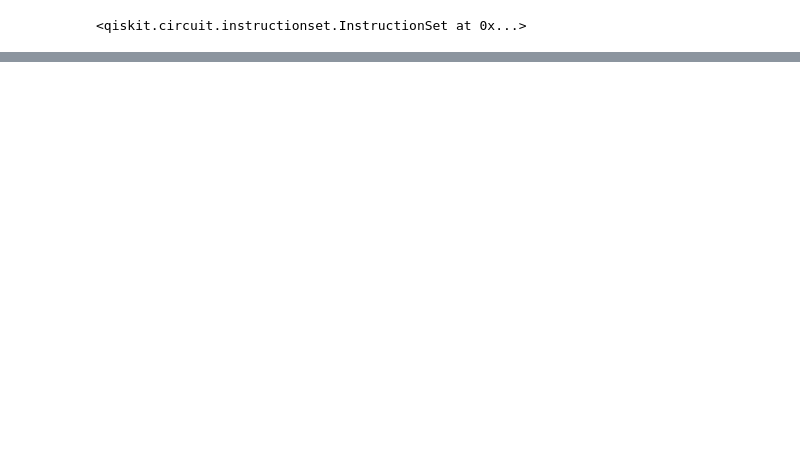
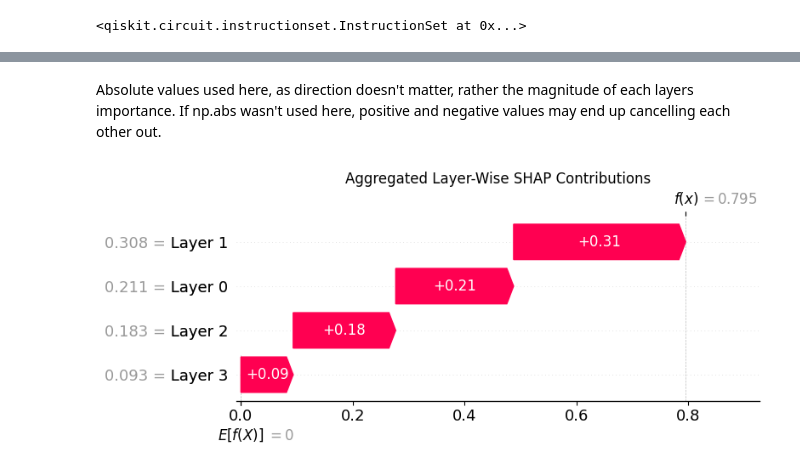
Before and after one commit to barra-white/qml-explainability-by-parts, a Jupyter notebook: explainability/ansatz/ansatz-shap.ipynb, the cells around one changed output, grey strips where cells are left out. Cells and saved outputs as stored; diff of their text form; code cells hidden in the pictures; blank space fills up the shorter version.

```diff
--- a/explainability/ansatz/ansatz-shap.ipynb
+++ b/explainability/ansatz/ansatz-shap.ipynb
@@ -247,0 +247,37 @@ Expected Value: [0.92639029]
+# %%
+# get indexes of parameters for each layer
+layer1_idx = np.arange(0, 7) # init layer after feature map
+layer2_idx = np.arange(8, 15)
+layer3_idx = np.arange(16, 23)
+layer4_idx = np.arange(24, 31)
+# %% [markdown]
+Absolute values used here, as direction doesn't matter, rather the magnitude of each layers importance. If np.abs wasn't used here, positive and negative values may end up cancelling each other out.
+# %%
+# get shap values for each layer
+layer1_importance = np.sum(np.abs(normalised_values[layer1_idx]))
+layer2_importance = np.sum(np.abs(normalised_values[layer2_idx]))
+layer3_importance = np.sum(np.abs(normalised_values[layer3_idx]))
+layer4_importance = np.sum(np.abs(normalised_values[layer4_idx]))
+# %%
+# create array of layer importances
+layer_importances = np.array([layer1_importance, layer2_importance, layer3_importance, layer4_importance])
+
+# list for layer names
+layer_names = ['Layer 0', 'Layer 1', 'Layer 2', 'Layer 3']
+# %%
+# explanation object for layer importances
+# no need for background data as we are aggregating already computed shap values
+layer_explanation = Explanation(
+    values=layer_importances,
+    base_values=0,
+    data=layer_importances,
+    feature_names=layer_names
+)
+# %%
+# plot layer importances
+waterfall(layer_explanation, max_display=len(layer_names), show=False)
+plt.title('Aggregated Layer-Wise SHAP Contributions')
+plt.tight_layout()
+plt.show()
+# %% [output]
+[figure, added]
```
Also changed, not shown: parts of 25 cells of this notebook.
